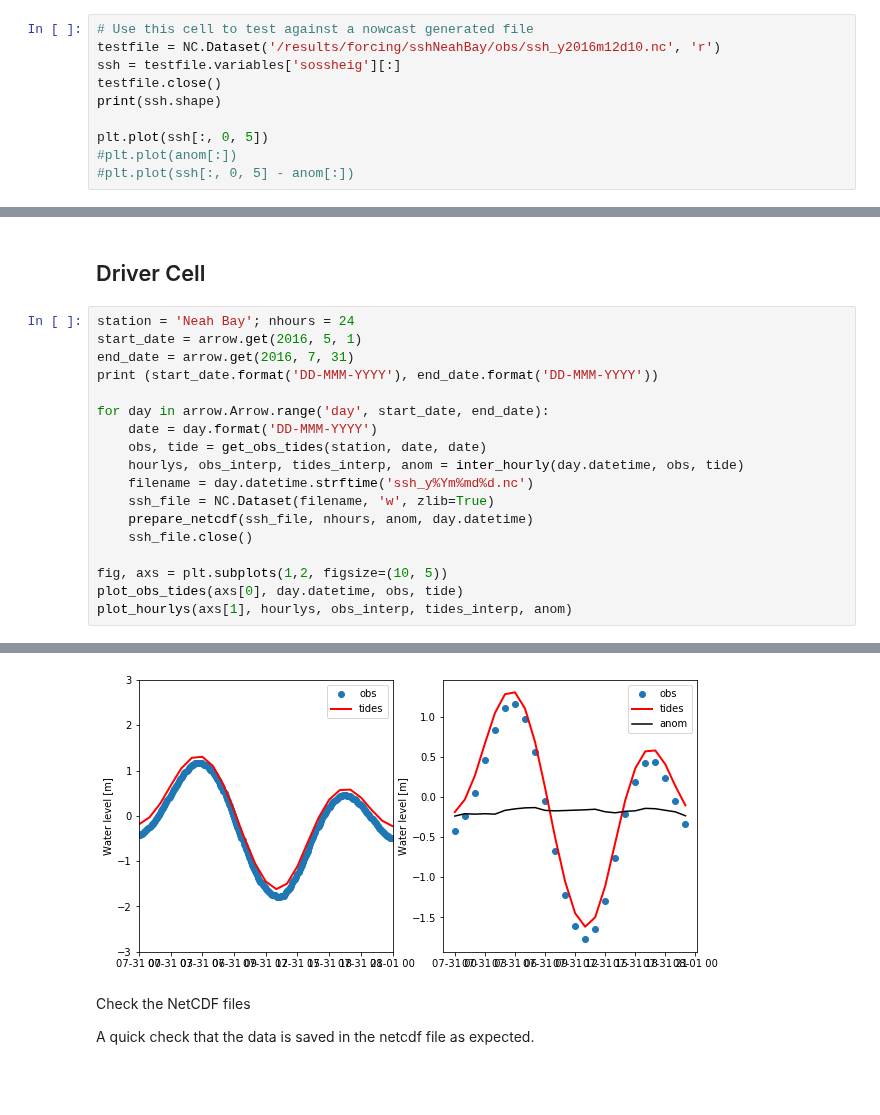
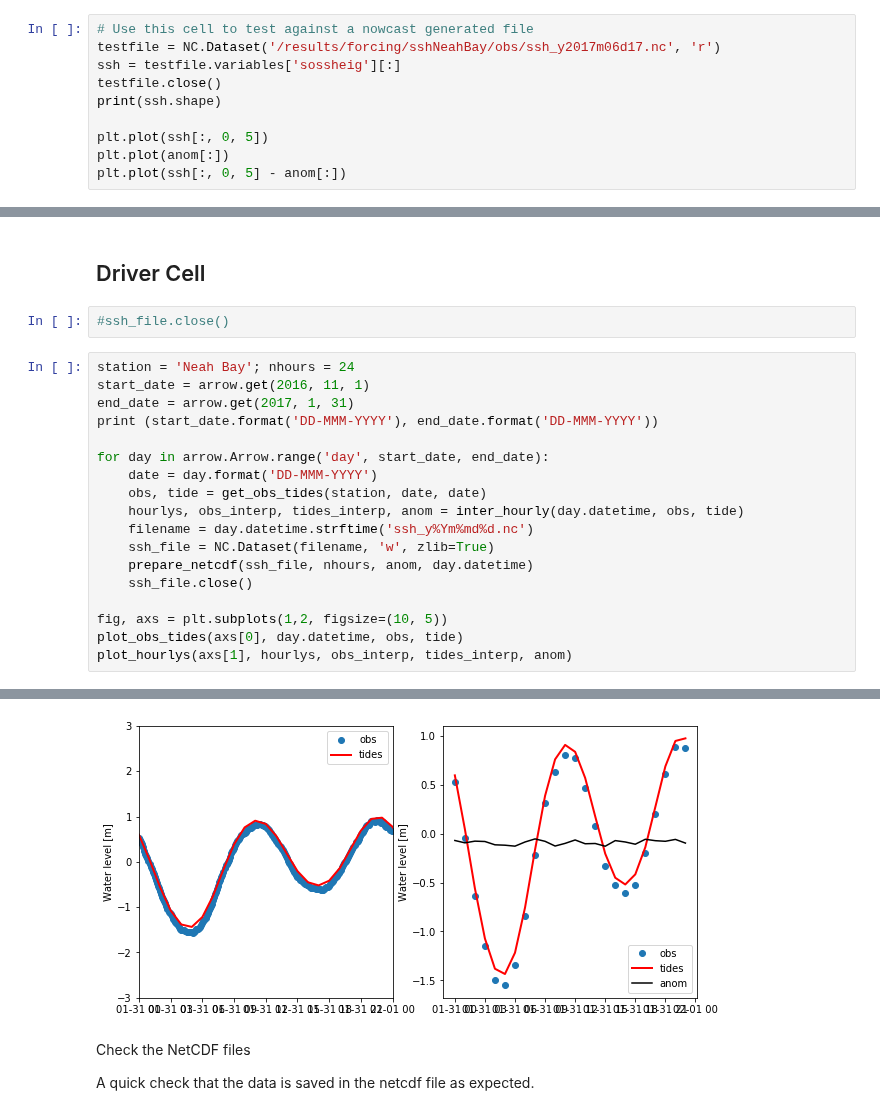
Before and after one commit to SalishSeaCast/SalishSeaNowcast, a Jupyter notebook: notebooks/SSH_NeahBay.ipynb, the cells around one changed output, grey strips where cells are left out. Drawn from its saved outputs; the diff is of its cells as text; blank space fills up the shorter version.

```diff
--- a/notebooks/SSH_NeahBay.ipynb
+++ b/notebooks/SSH_NeahBay.ipynb
@@ -64,13 +64,13 @@ def plot_hourlys(ax, hourlys, obs_interp, tides_interp, anom):
     ax.set_ylabel('Water level [m]')
 # %%
 # Use this cell to test against a nowcast generated file
-testfile = NC.Dataset('/results/forcing/sshNeahBay/obs/ssh_y2016m12d10.nc', 'r')
+testfile = NC.Dataset('/results/forcing/sshNeahBay/obs/ssh_y2017m06d17.nc', 'r')
 ssh = testfile.variables['sossheig'][:]
 testfile.close()
 print(ssh.shape)
 
 plt.plot(ssh[:, 0, 5])
-#plt.plot(anom[:])
-#plt.plot(ssh[:, 0, 5] - anom[:])
+plt.plot(anom[:])
+plt.plot(ssh[:, 0, 5] - anom[:])
 # %% [output]
 (24, 1, 87)
@@ -170,10 +170,12 @@ def prepare_netcdf(ssh_file, count, ssh, date):
         vobtcrty[0:count,0,ib] = 0*np.ones(count)
 # %% [markdown]
 ## Driver Cell ##
+# %%
+#ssh_file.close()
 # %%
 station = 'Neah Bay'; nhours = 24
-start_date = arrow.get(2016, 5, 1)
-end_date = arrow.get(2016, 7, 31)
+start_date = arrow.get(2016, 11, 1)
+end_date = arrow.get(2017, 1, 31)
 print (start_date.format('DD-MMM-YYYY'), end_date.format('DD-MMM-YYYY'))
 
 for day in arrow.Arrow.range('day', start_date, end_date):
@@ -208,5 +210,5 @@ history: [2017-06-13 10:43:55] Created netCDF4 zlib=True dataset.
 comment: Neah Bay observed anomaly. Done in hindcast.
-[figure, old version]
+[figure, new version]
 # %% [markdown]
 Check the NetCDF files
 
```
Also changed, not shown: parts of 3 cells of this notebook.
